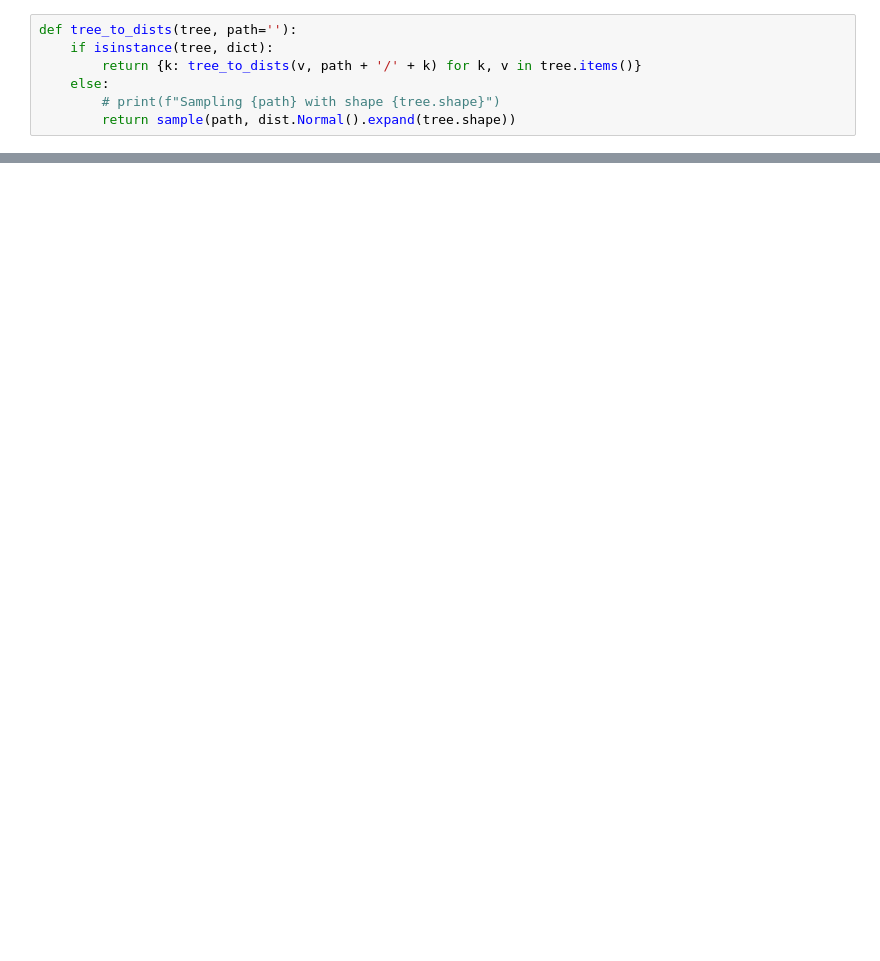
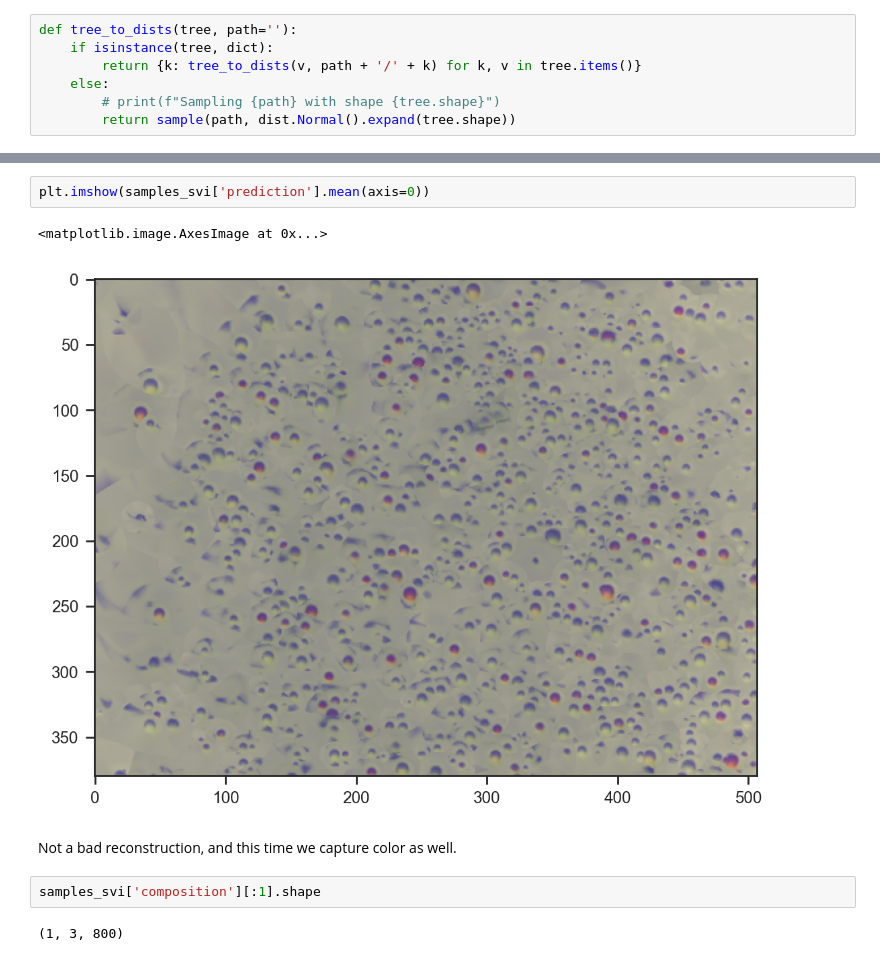
Before and after one commit to hessammehr/hessammehr.github.io, a Jupyter notebook: blog/notebooks/2025-07-21-droplet-generative-process-3.ipynb, the cells around one changed output, grey strips where cells are left out. Drawn from its saved outputs; the diff is of its cells as text; blank space fills up the shorter version.

```diff
--- a/blog/notebooks/2025-07-21-droplet-generative-process-3.ipynb
+++ b/blog/notebooks/2025-07-21-droplet-generative-process-3.ipynb
@@ -108,0 +218,11 @@ def tree_to_dists(tree, path=''):
+# %%
+plt.imshow(samples_svi['prediction'].mean(axis=0))
+# %% [output]
+<matplotlib.image.AxesImage at 0x...>
+[figure, added]
+# %% [markdown]
+Not a bad reconstruction, and this time we capture color as well.
+# %%
+samples_svi['composition'][:1].shape
+# %% [output]
+(1, 3, 800)
```
Also changed, not shown: parts of 28 cells of this notebook, 10 other files.
